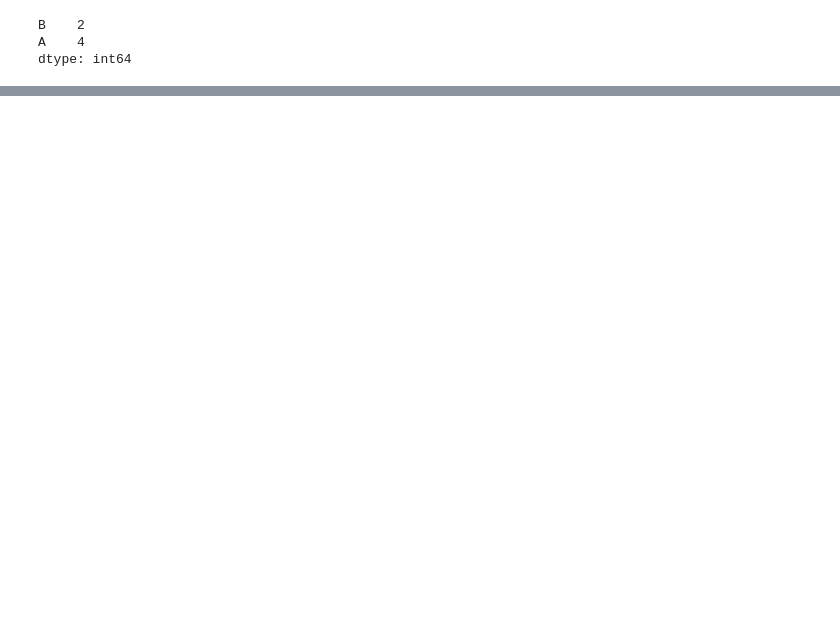
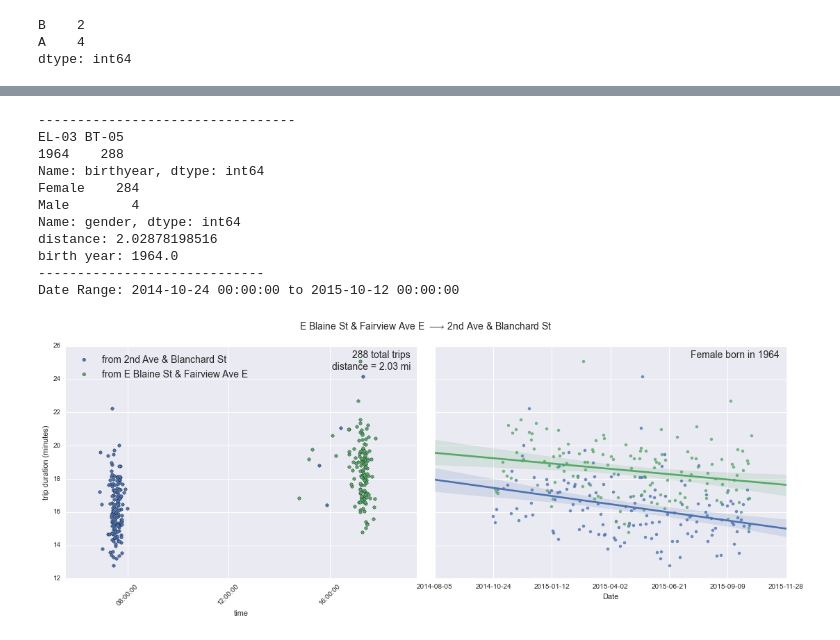
Before and after one commit to jakevdp/ProntoData, a Jupyter notebook: ExtremePronto.ipynb, the cells around one changed output, grey strips where cells are left out. Drawn from its saved outputs; the diff is of its cells as text; code cells hidden in the pictures; blank space fills up the shorter version.

```diff
--- a/ExtremePronto.ipynb
+++ b/ExtremePronto.ipynb
@@ -308,0 +308,15 @@ Date Range: 2014-10-24 00:00:00 to 2015-10-12 00:00:00
+# %%
+analyze_pair(*ranked.index[3])
+# %% [output]
+---------------------------------
+EL-03 BT-05
+1964    288
+Name: birthyear, dtype: int64
+Female    284
+Male        4
+Name: gender, dtype: int64
+distance: 2.02878198516
+birth year: 1964.0
+-----------------------------
+Date Range: 2014-10-24 00:00:00 to 2015-10-12 00:00:00
+[figure, added]
```
Also changed, not shown: parts of 6 cells of this notebook.
